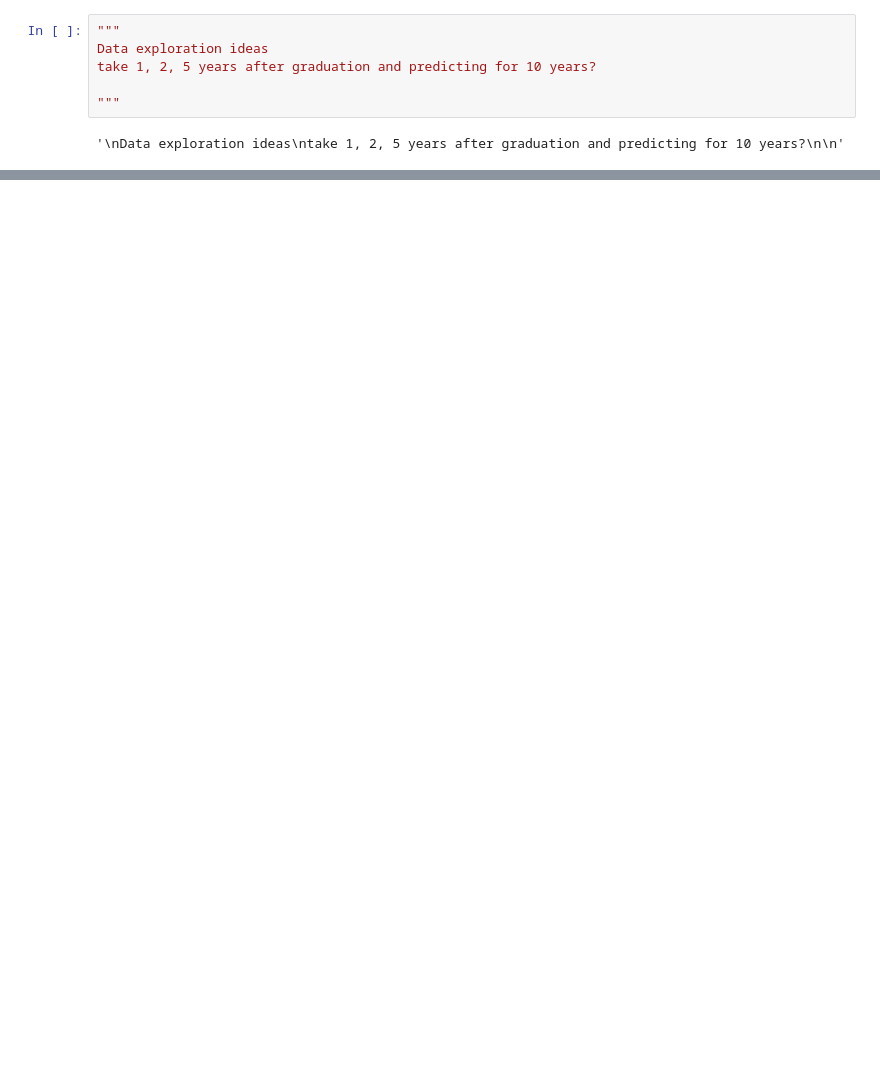
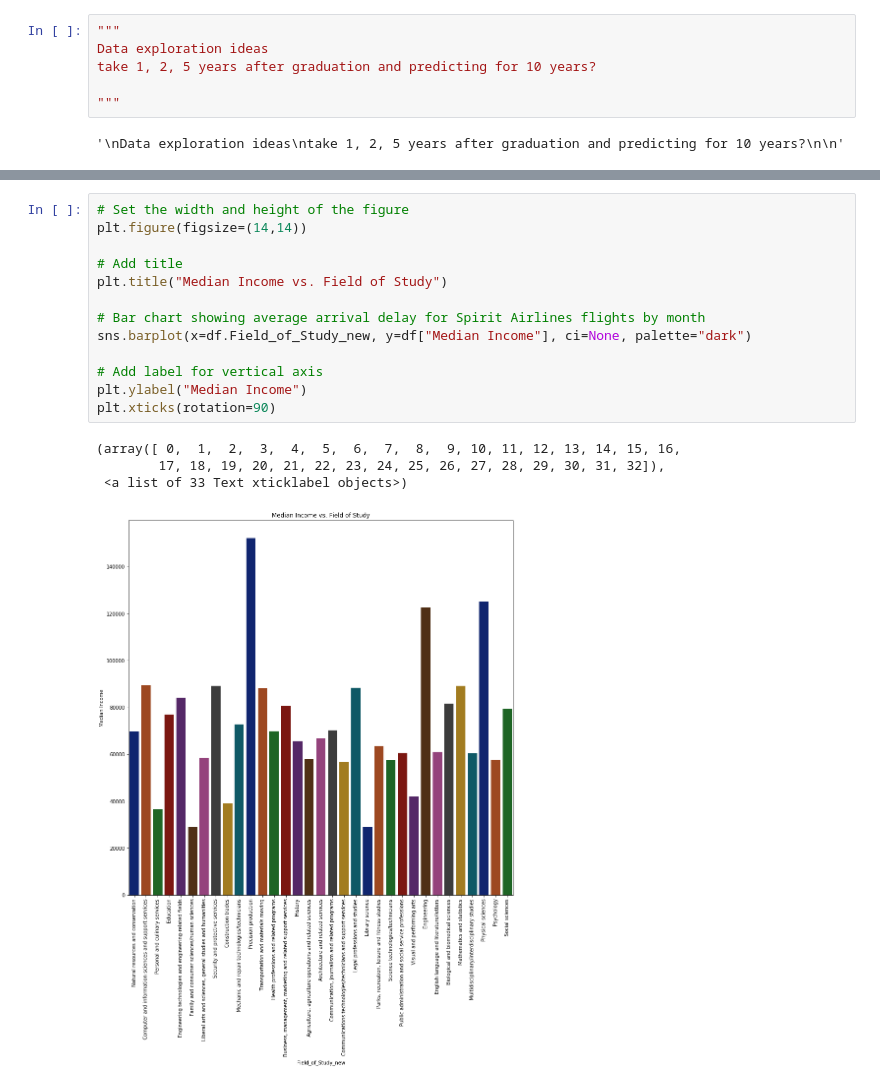
Before and after one commit to mrbilltran/alberta-grad-earnings-project, a Jupyter notebook: Exploration-May19.ipynb, the cells around one changed output, grey strips where cells are left out. Drawn from its saved outputs; the diff is of its cells as text; blank space fills up the shorter version.

```diff
--- a/Exploration-May19.ipynb
+++ b/Exploration-May19.ipynb
@@ -68 +77,19 @@ NameError: name 'df' is not defined
+# %%
+# Set the width and height of the figure
+plt.figure(figsize=(14,14))
+
+# Add title
+plt.title("Median Income vs. Field of Study")
+
+# Bar chart showing average arrival delay for Spirit Airlines flights by month
+sns.barplot(x=df.Field_of_Study_new, y=df["Median Income"], ci=None, palette="dark")
+
+# Add label for vertical axis
+plt.ylabel("Median Income")
+plt.xticks(rotation=90)
+# %% [output]
+(array([ 0,  1,  2,  3,  4,  5,  6,  7,  8,  9, 10, 11, 12, 13, 14, 15, 16,
+        17, 18, 19, 20, 21, 22, 23, 24, 25, 26, 27, 28, 29, 30, 31, 32]),
+ <a list of 33 Text xticklabel objects>)
+[figure, added]
 # %%
```
Also changed, not shown: parts of 19 cells of this notebook.
